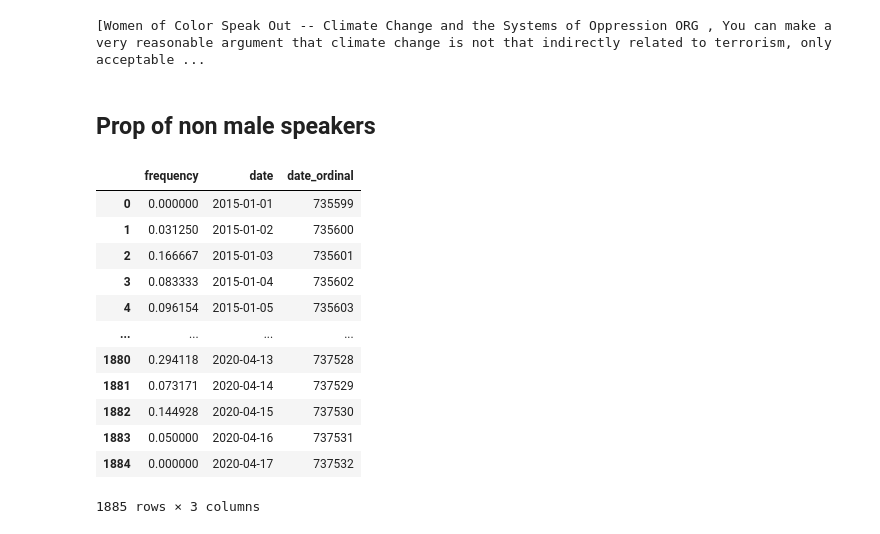
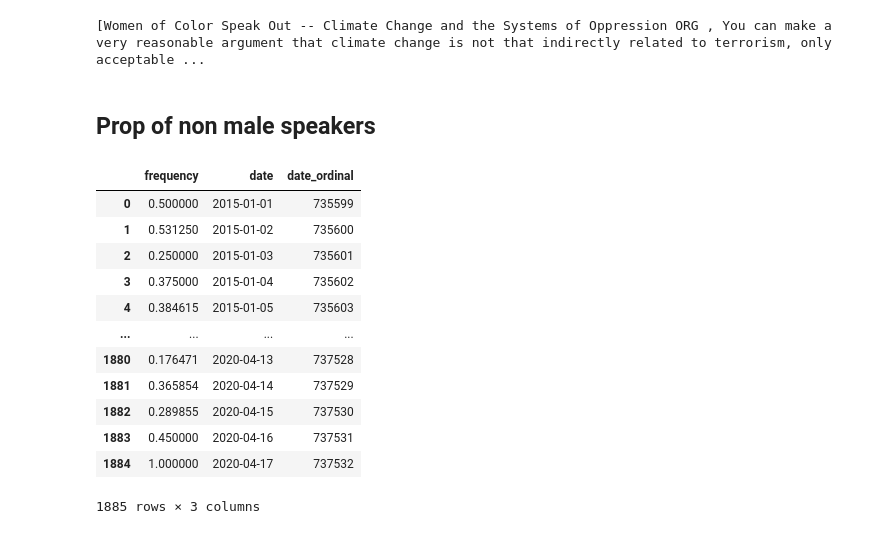
Before and after one commit to epfl-ada/ada-2021-project-flagada, a Jupyter notebook: Stats_volume.ipynb, the cells around one changed output. Cells and saved outputs as stored; diff of their text form; code cells hidden in the pictures.

```diff
--- a/Stats_volume.ipynb
+++ b/Stats_volume.ipynb
@@ -445,33 +438,40 @@ plt.xticks(rotation= 90, )
 displacy.render(nlp(str(sentences[:20])), jupyter=True, style='ent')
 # %% [output]
 [Women of Color Speak Out -- Climate Change and the Systems of Oppression ORG , You can make a very reasonable argument that climate change is not that indirectly related to terrorism, only acceptable ...
-# %% [markdown]
-## Prop of non male speakers
+# %% [markdown]
+## Prop of non male speakers
 # %%
 
 non_male_speakers = quotes_all_years[(quotes_all_years.gender != 'male') & (quotes_all_years.gender != 'None')].date
 male_speakers = quotes_all_years[(quotes_all_years.gender == 'male')].date
 
 prop_male =(male_speakers.value_counts()/quotes_all_years.date.value_counts()).fillna(0)
 prop_non_male = (non_male_speakers.value_counts()/quotes_all_years.date.value_counts()).fillna(0)
 
 prop_non_male =  pd.DataFrame(prop_non_male)
 prop_non_male.rename(columns = {'date':'frequency'}, inplace = True)
 prop_non_male['date'] = prop_non_male.index
 prop_non_male.reset_index(drop = True, inplace = True)
 prop_non_male['date_ordinal'] = pd.to_datetime(prop_non_male['date']).apply(lambda date: date.toordinal())
 prop_non_male
+
+prop_male =  pd.DataFrame(prop_male)
+prop_male.rename(columns = {'date':'frequency'}, inplace = True)
+prop_male['date'] = prop_male.index
+prop_male.reset_index(drop = True, inplace = True)
+prop_male['date_ordinal'] = pd.to_datetime(prop_male['date']).apply(lambda date: date.toordinal())
+prop_male
 # %% [output]
 |  | frequency | date | date_ordinal |
-| 0 | 0.000000 | 2015-01-01 | 735599 |
-| 1 | 0.031250 | 2015-01-02 | 735600 |
-| 2 | 0.166667 | 2015-01-03 | 735601 |
-| 3 | 0.083333 | 2015-01-04 | 735602 |
-| 4 | 0.096154 | 2015-01-05 | 735603 |
+| 0 | 0.500000 | 2015-01-01 | 735599 |
+| 1 | 0.531250 | 2015-01-02 | 735600 |
+| 2 | 0.250000 | 2015-01-03 | 735601 |
+| 3 | 0.375000 | 2015-01-04 | 735602 |
+| 4 | 0.384615 | 2015-01-05 | 735603 |
 | ... | ... | ... | ... |
-| 1880 | 0.294118 | 2020-04-13 | 737528 |
-| 1881 | 0.073171 | 2020-04-14 | 737529 |
-| 1882 | 0.144928 | 2020-04-15 | 737530 |
-| 1883 | 0.050000 | 2020-04-16 | 737531 |
-| 1884 | 0.000000 | 2020-04-17 | 737532 |
+| 1880 | 0.176471 | 2020-04-13 | 737528 |
+| 1881 | 0.365854 | 2020-04-14 | 737529 |
+| 1882 | 0.289855 | 2020-04-15 | 737530 |
+| 1883 | 0.450000 | 2020-04-16 | 737531 |
+| 1884 | 1.000000 | 2020-04-17 | 737532 |
 1885 rows × 3 columns
```
Also changed, not shown: parts of 3 cells of this notebook.
